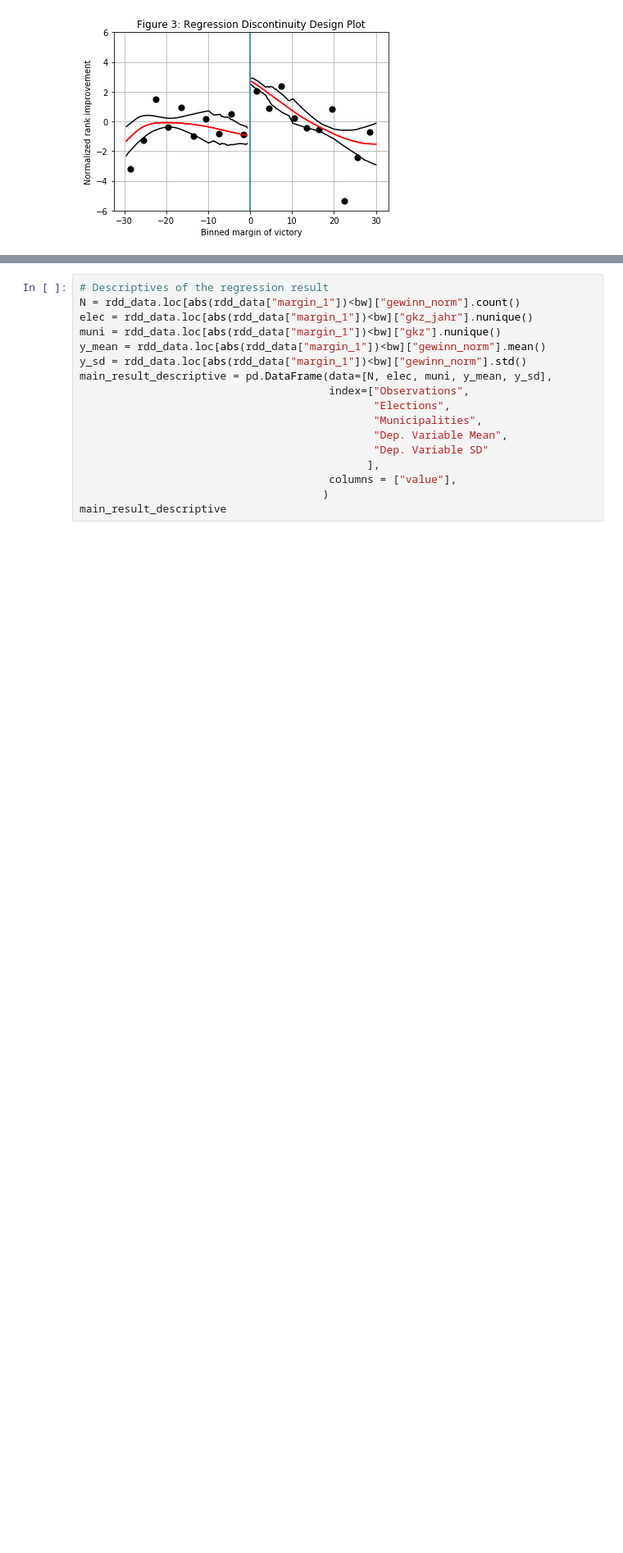
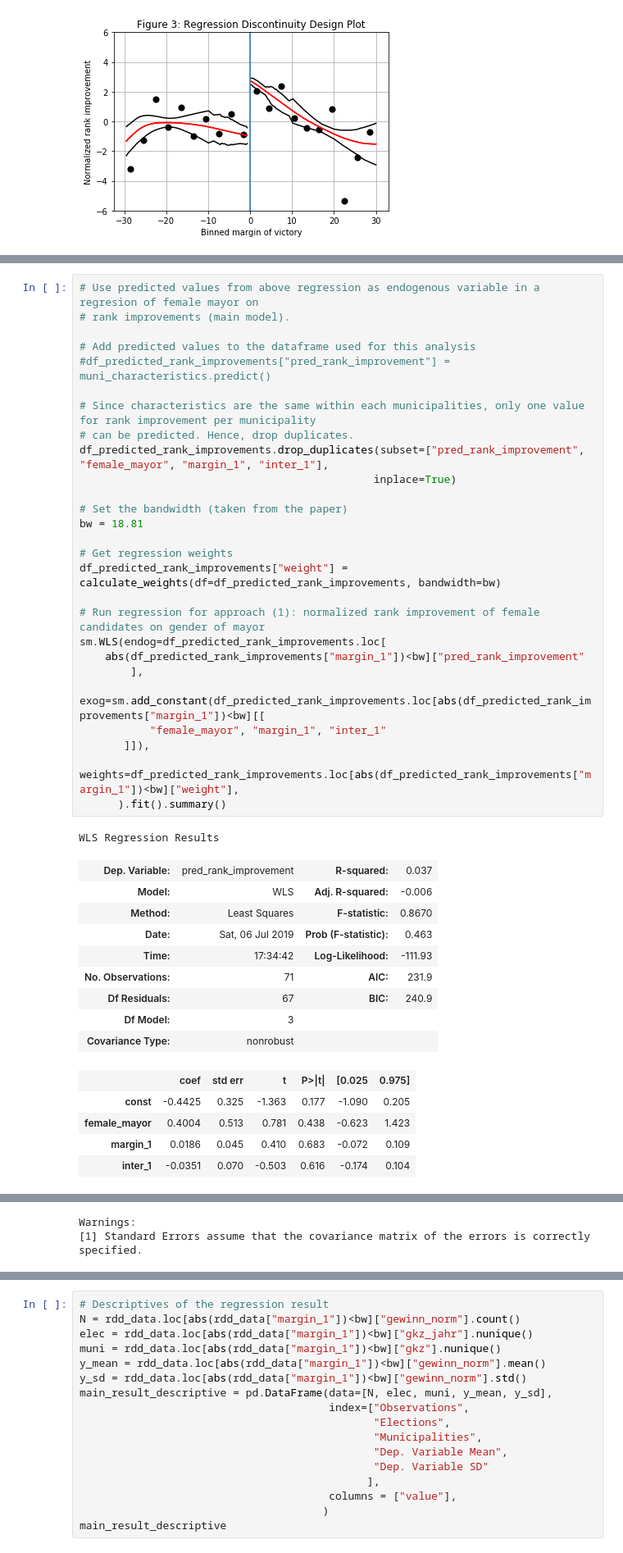
Before and after one commit to DaLueke/replication-baskeran-hessami-2018, a Jupyter notebook: student_project.ipynb, the cells around one changed output, grey strips where cells are left out. Shown at 82% size. Drawn from its saved outputs; the diff is of its cells as text; blank space fills up the shorter version.

```diff
--- a/student_project.ipynb
+++ b/student_project.ipynb
@@ -231,0 +335,43 @@ rslt = rdd_plot(data=rdd_plot_data, x_variable="margin_1", y_variable="gewinn_no
+# %%
+# Use predicted values from above regression as endogenous variable in a regresion of female mayor on
+# rank improvements (main model).
+
+# Add predicted values to the dataframe used for this analysis
+#df_predicted_rank_improvements["pred_rank_improvement"] = muni_characteristics.predict()
+
+# Since characteristics are the same within each municipalities, only one value for rank improvement per municipality
+# can be predicted. Hence, drop duplicates.
+df_predicted_rank_improvements.drop_duplicates(subset=["pred_rank_improvement", "female_mayor", "margin_1", "inter_1"],
+                                              inplace=True)
+
+# Set the bandwidth (taken from the paper)
+bw = 18.81
+
+# Get regression weights
+df_predicted_rank_improvements["weight"] = calculate_weights(df=df_predicted_rank_improvements, bandwidth=bw)
+
+# Run regression for approach (1): normalized rank improvement of female candidates on gender of mayor
+sm.WLS(endog=df_predicted_rank_improvements.loc[
+    abs(df_predicted_rank_improvements["margin_1"])<bw]["pred_rank_improvement"
+        ],
+       exog=sm.add_constant(df_predicted_rank_improvements.loc[abs(df_predicted_rank_improvements["margin_1"])<bw][[
+           "female_mayor", "margin_1", "inter_1"
+       ]]),
+       weights=df_predicted_rank_improvements.loc[abs(df_predicted_rank_improvements["margin_1"])<bw]["weight"],
+      ).fit().summary()
+# %% [output]
+WLS Regression Results
+| Dep. Variable: | pred_rank_improvement | R-squared: | 0.037 |
+| Model: | WLS | Adj. R-squared: | -0.006 |
+| Method: | Least Squares | F-statistic: | 0.8670 |
+| Date: | Sat, 06 Jul 2019 | Prob (F-statistic): | 0.463 |
+| Time: | 17:34:42 | Log-Likelihood: | -111.93 |
+| No. Observations: | 71 | AIC: | 231.9 |
+| Df Residuals: | 67 | BIC: | 240.9 |
+| Df Model: | 3 |  |  |
+| Covariance Type: | nonrobust |  |  |
+|  | coef | std err | t | P>|t| | [0.025 | 0.975] |
+| const | -0.4425 | 0.325 | -1.363 | 0.177 | -1.090 | 0.205 |
+| female_mayor | 0.4004 | 0.513 | 0.781 | 0.438 | -0.623 | 1.423 |
+| margin_1 | 0.0186 | 0.045 | 0.410 | 0.683 | -0.072 | 0.109 |
+| inter_1 | -0.0351 | 0.070 | -0.503 | 0.616 | -0.174 | 0.104 |
@@ -231,0 +382,2 @@ rslt = rdd_plot(data=rdd_plot_data, x_variable="margin_1", y_variable="gewinn_no
+Warnings:
+[1] Standard Errors assume that the covariance matrix of the errors is correctly specified.
```
Also changed, not shown: parts of 14 cells of this notebook.
